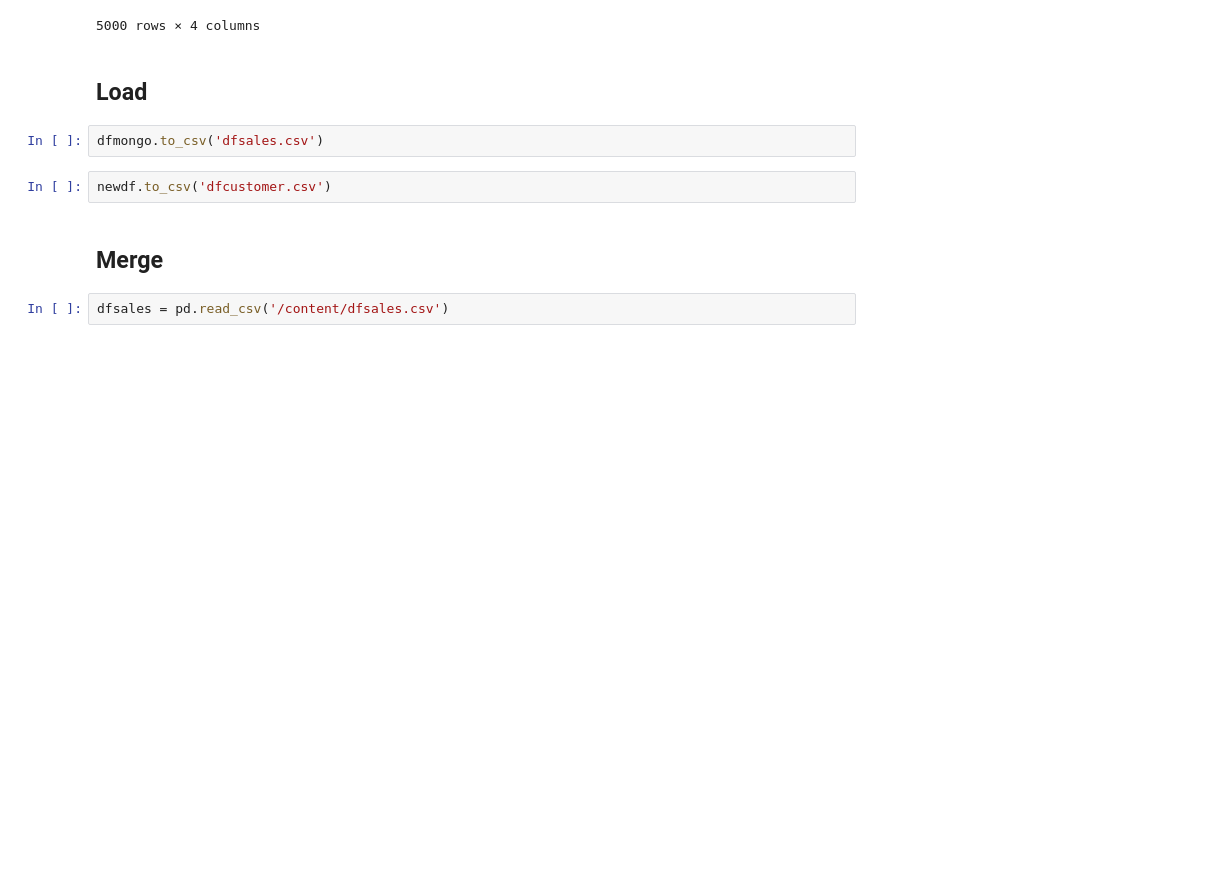
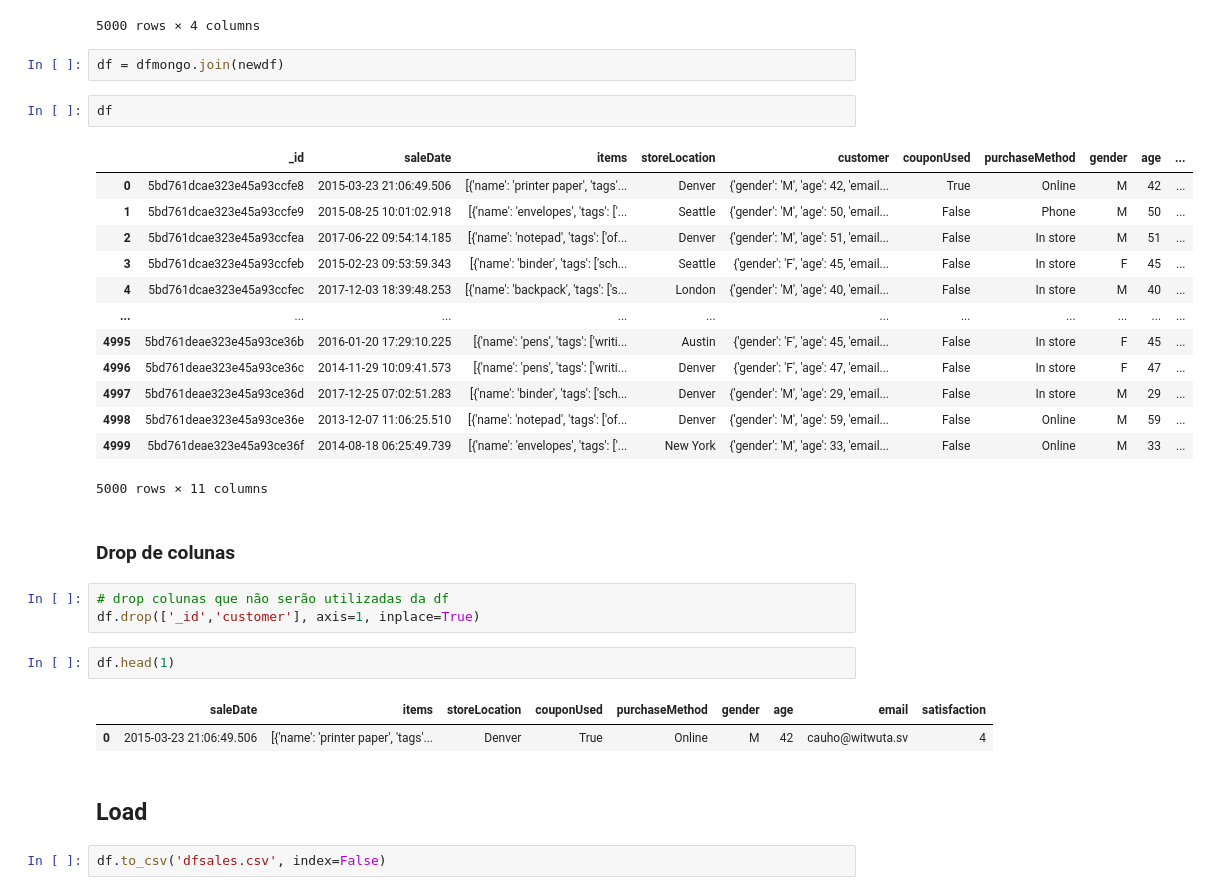
Before and after one commit to giobritos/soul_code_python, a Jupyter notebook: ED7-Exercícios-PT10.ipynb, the cells around one changed output. Cells and saved outputs as stored; diff of their text form; blank space fills up the shorter version.

```diff
--- a/ED7-Exercícios-PT10.ipynb
+++ b/ED7-Exercícios-PT10.ipynb
@@ -125,13 +112,35 @@ newdf
 | 4998 | M | 59 | hu@pehabur.gd | 4 |
 | 4999 | M | 33 | lihzodud@voblep.ie | 3 |
 5000 rows × 4 columns
+# %%
+df = dfmongo.join(newdf)
+# %%
+df
+# %% [output]
+|  | _id | saleDate | items | storeLocation | customer | couponUsed | purchaseMethod | gender | age | ... |
+| 0 | 5bd761dcae323e45a93ccfe8 | 2015-03-23 21:06:49.506 | [{'name': 'printer paper', 'tags'... | Denver | {'gender': 'M', 'age': 42, 'email... | True | Online | M | 42 | ... |
+| 1 | 5bd761dcae323e45a93ccfe9 | 2015-08-25 10:01:02.918 | [{'name': 'envelopes', 'tags': ['... | Seattle | {'gender': 'M', 'age': 50, 'email... | False | Phone | M | 50 | ... |
+| 2 | 5bd761dcae323e45a93ccfea | 2017-06-22 09:54:14.185 | [{'name': 'notepad', 'tags': ['of... | Denver | {'gender': 'M', 'age': 51, 'email... | False | In store | M | 51 | ... |
+| 3 | 5bd761dcae323e45a93ccfeb | 2015-02-23 09:53:59.343 | [{'name': 'binder', 'tags': ['sch... | Seattle | {'gender': 'F', 'age': 45, 'email... | False | In store | F | 45 | ... |
+| 4 | 5bd761dcae323e45a93ccfec | 2017-12-03 18:39:48.253 | [{'name': 'backpack', 'tags': ['s... | London | {'gender': 'M', 'age': 40, 'email... | False | In store | M | 40 | ... |
+| ... | ... | ... | ... | ... | ... | ... | ... | ... | ... | ... |
+| 4995 | 5bd761deae323e45a93ce36b | 2016-01-20 17:29:10.225 | [{'name': 'pens', 'tags': ['writi... | Austin | {'gender': 'F', 'age': 45, 'email... | False | In store | F | 45 | ... |
+| 4996 | 5bd761deae323e45a93ce36c | 2014-11-29 10:09:41.573 | [{'name': 'pens', 'tags': ['writi... | Denver | {'gender': 'F', 'age': 47, 'email... | False | In store | F | 47 | ... |
+| 4997 | 5bd761deae323e45a93ce36d | 2017-12-25 07:02:51.283 | [{'name': 'binder', 'tags': ['sch... | Denver | {'gender': 'M', 'age': 29, 'email... | False | In store | M | 29 | ... |
+| 4998 | 5bd761deae323e45a93ce36e | 2013-12-07 11:06:25.510 | [{'name': 'notepad', 'tags': ['of... | Denver | {'gender': 'M', 'age': 59, 'email... | False | Online | M | 59 | ... |
+| 4999 | 5bd761deae323e45a93ce36f | 2014-08-18 06:25:49.739 | [{'name': 'envelopes', 'tags': ['... | New York | {'gender': 'M', 'age': 33, 'email... | False | Online | M | 33 | ... |
+5000 rows × 11 columns
+# %% [markdown]
+### Drop de colunas
+# %%
+# drop colunas que não serão utilizadas da df
+df.drop(['_id','customer'], axis=1, inplace=True)
+# %%
+df.head(1)
+# %% [output]
+|  | saleDate | items | storeLocation | couponUsed | purchaseMethod | gender | age | email | satisfaction |
+| 0 | 2015-03-23 21:06:49.506 | [{'name': 'printer paper', 'tags'... | Denver | True | Online | M | 42 | cauho@witwuta.sv | 4 |
 # %% [markdown]
 ## Load
 # %%
-dfmongo.to_csv('dfsales.csv')
+df.to_csv('dfsales.csv', index=False)
-# %%
-newdf.to_csv('dfcustomer.csv')
-# %% [markdown]
-## Merge
-# %%
-dfsales = pd.read_csv('/content/dfsales.csv')
```
Also changed, not shown: parts of 15 cells of this notebook.
